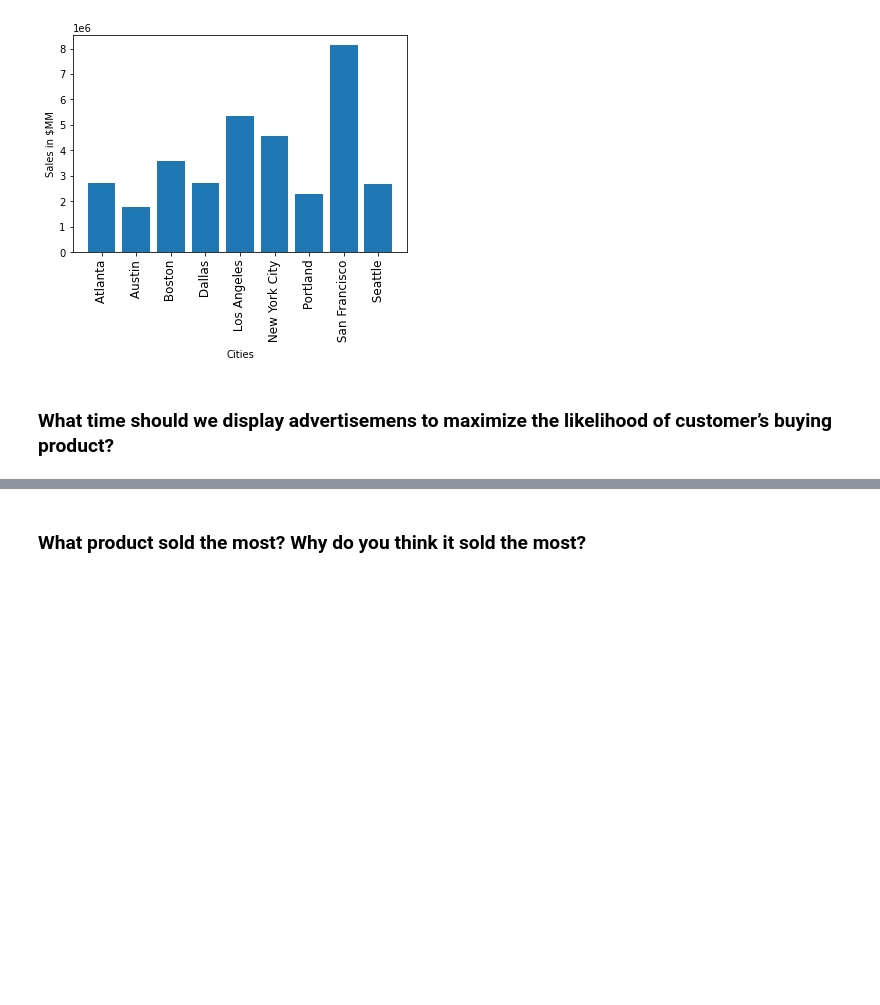
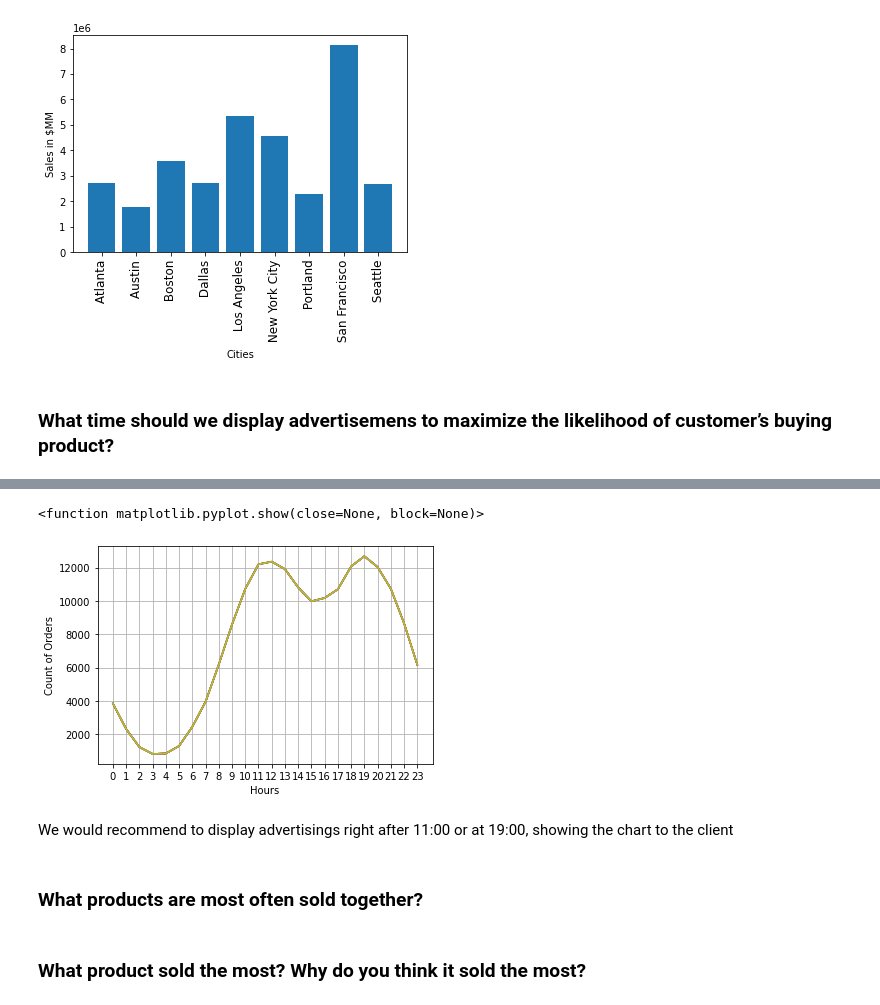
Before and after one commit to NicolasTerroni/data-analysis-and-machine-learning, a Jupyter notebook: notebooks/Sales Analysis.ipynb, the cells around one changed output, grey strips where cells are left out. Saved outputs shown, nothing was run; the diff lists cells and outputs as text; code cells hidden in the pictures; blank space fills up the shorter version.

```diff
--- a/notebooks/Sales Analysis.ipynb
+++ b/notebooks/Sales Analysis.ipynb
@@ -172,2 +192,17 @@ data.head()
+# %%
+# line chart of count of data for every specific hour
+plt.plot(hours,data.groupby("Hour").count())
+plt.xticks(hours,size=10)
+plt.ylabel("Count of Orders")
+plt.xlabel("Hours")
+plt.grid()
+plt.show
+# %% [output]
+<function matplotlib.pyplot.show(close=None, block=None)>
+[figure, added]
+# %% [markdown]
+We would recommend to display advertisings right after 11:00 or at 19:00, showing the chart to the client
+# %% [markdown]
+### What products are most often sold together?
 # %% [markdown]
 ### What product sold the most? Why do you think it sold the most?
```
Also changed, not shown: parts of 3 cells of this notebook.
